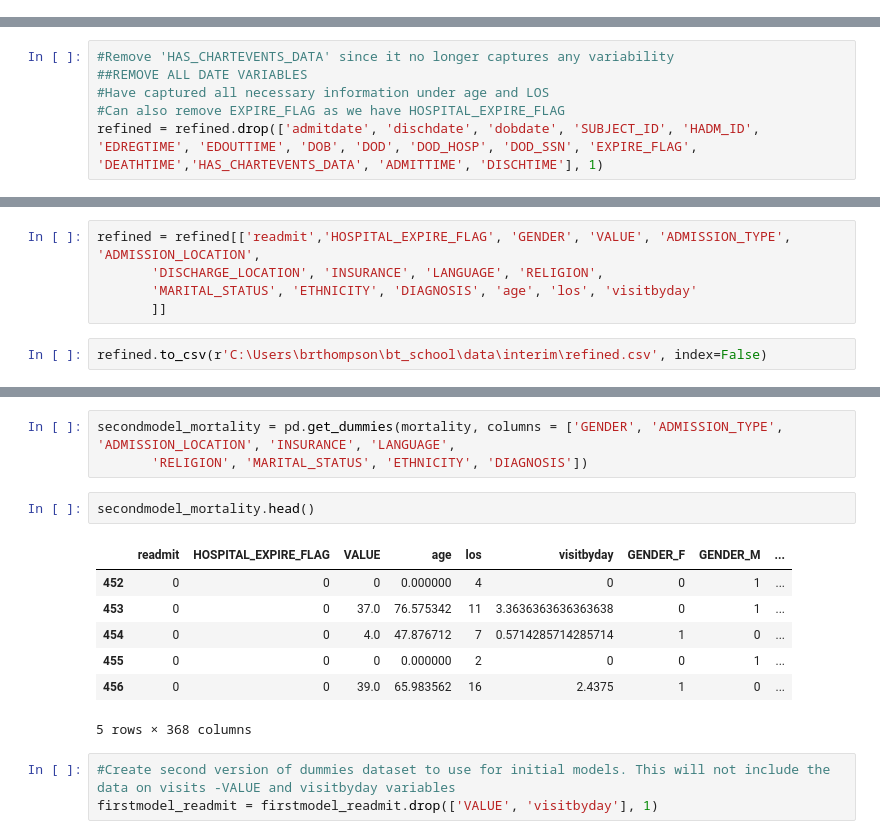
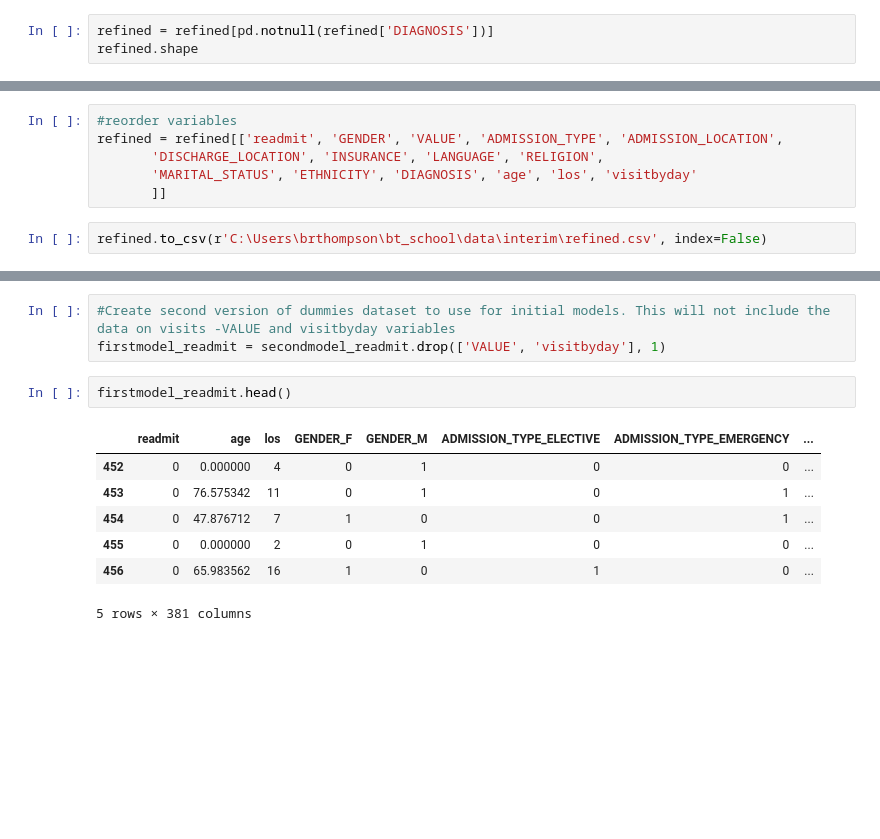
Before and after one commit to bronthomp/Capstone, a Jupyter notebook: Capstone-cleaning.ipynb, the cells around one changed output, grey strips where cells are left out. Drawn from its saved outputs; the diff is of its cells as text; blank space fills up the shorter version.

```diff
--- a/Capstone-cleaning.ipynb
+++ b/Capstone-cleaning.ipynb
@@ -254,0 +418,3 @@ Name: visitbyday, Length: 4014, dtype: int64
+# %%
+refined = refined[pd.notnull(refined['DIAGNOSIS'])]
+refined.shape
@@ -552,9 +711,3 @@ Name: HAS_CHARTEVENTS_DATA, dtype: int64
-# %%
-#Remove 'HAS_CHARTEVENTS_DATA' since it no longer captures any variability
-##REMOVE ALL DATE VARIABLES
-#Have captured all necessary information under age and LOS
-#Can also remove EXPIRE_FLAG as we have HOSPITAL_EXPIRE_FLAG
-refined = refined.drop(['admitdate', 'dischdate', 'dobdate', 'SUBJECT_ID', 'HADM_ID', 'EDREGTIME', 'EDOUTTIME', 'DOB', 'DOD', 'DOD_HOSP', 'DOD_SSN', 'EXPIRE_FLAG', 'DEATHTIME','HAS_CHARTEVENTS_DATA', 'ADMITTIME', 'DISCHTIME'], 1)
 # %%
 refined.dtypes
 # %% [output]
@@ -577,6 +729,7 @@ readmit                   int32
 dtype: object
 # %%
-refined = refined[['readmit','HOSPITAL_EXPIRE_FLAG', 'GENDER', 'VALUE', 'ADMISSION_TYPE', 'ADMISSION_LOCATION',
+#reorder variables
+refined = refined[['readmit', 'GENDER', 'VALUE', 'ADMISSION_TYPE', 'ADMISSION_LOCATION',
        'DISCHARGE_LOCATION', 'INSURANCE', 'LANGUAGE', 'RELIGION',
        'MARITAL_STATUS', 'ETHNICITY', 'DIAGNOSIS', 'age', 'los', 'visitbyday'
        ]]
@@ -601,16 +753,13 @@ secondmodel_readmit.head()
-# %%
-secondmodel_mortality = pd.get_dummies(mortality, columns = ['GENDER', 'ADMISSION_TYPE', 'ADMISSION_LOCATION', 'INSURANCE', 'LANGUAGE',
-       'RELIGION', 'MARITAL_STATUS', 'ETHNICITY', 'DIAGNOSIS'])
+# %%
+#Create second version of dummies dataset to use for initial models. This will not include the data on visits -VALUE and visitbyday variables
+firstmodel_readmit = secondmodel_readmit.drop(['VALUE', 'visitbyday'], 1)
 # %%
-secondmodel_mortality.head()
+firstmodel_readmit.head()
 # %% [output]
-|  | readmit | HOSPITAL_EXPIRE_FLAG | VALUE | age | los | visitbyday | GENDER_F | GENDER_M | ... |
-| 452 | 0 | 0 | 0 | 0.000000 | 4 | 0 | 0 | 1 | ... |
-| 453 | 0 | 0 | 37.0 | 76.575342 | 11 | 3.3636363636363638 | 0 | 1 | ... |
-| 454 | 0 | 0 | 4.0 | 47.876712 | 7 | 0.5714285714285714 | 1 | 0 | ... |
-| 455 | 0 | 0 | 0 | 0.000000 | 2 | 0 | 0 | 1 | ... |
-| 456 | 0 | 0 | 39.0 | 65.983562 | 16 | 2.4375 | 1 | 0 | ... |
+|  | readmit | age | los | GENDER_F | GENDER_M | ADMISSION_TYPE_ELECTIVE | ADMISSION_TYPE_EMERGENCY | ... |
+| 452 | 0 | 0.000000 | 4 | 0 | 1 | 0 | 0 | ... |
+| 453 | 0 | 76.575342 | 11 | 0 | 1 | 0 | 1 | ... |
+| 454 | 0 | 47.876712 | 7 | 1 | 0 | 0 | 1 | ... |
+| 455 | 0 | 0.000000 | 2 | 0 | 1 | 0 | 0 | ... |
+| 456 | 0 | 65.983562 | 16 | 1 | 0 | 1 | 0 | ... |
-5 rows × 368 columns
+5 rows × 381 columns
-# %%
-#Create second version of dummies dataset to use for initial models. This will not include the data on visits -VALUE and visitbyday variables
-firstmodel_readmit = firstmodel_readmit.drop(['VALUE', 'visitbyday'], 1)
```
Also changed, not shown: parts of 54 cells of this notebook.
